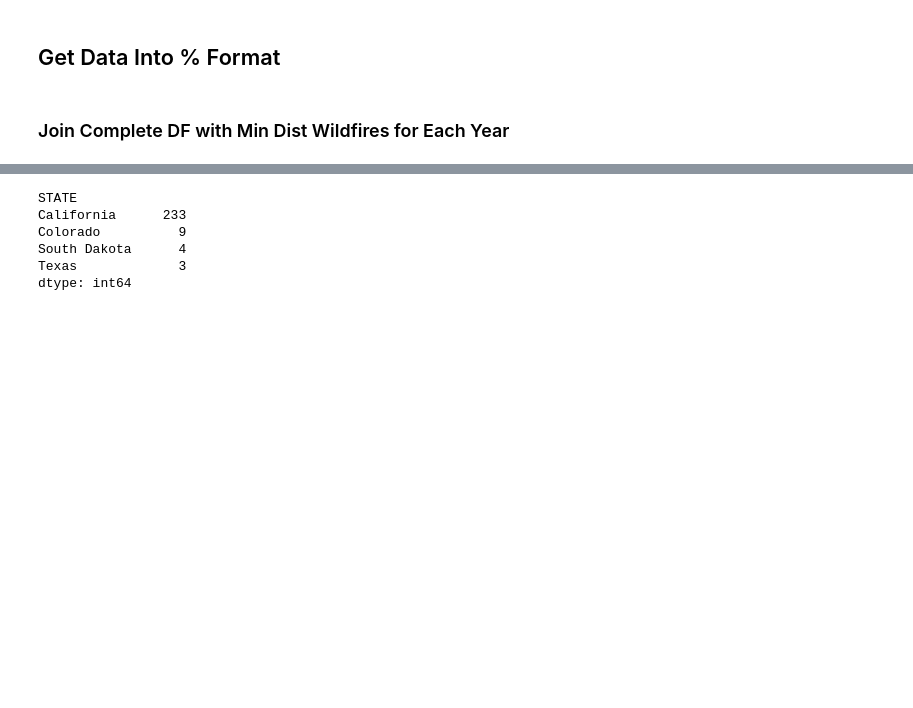
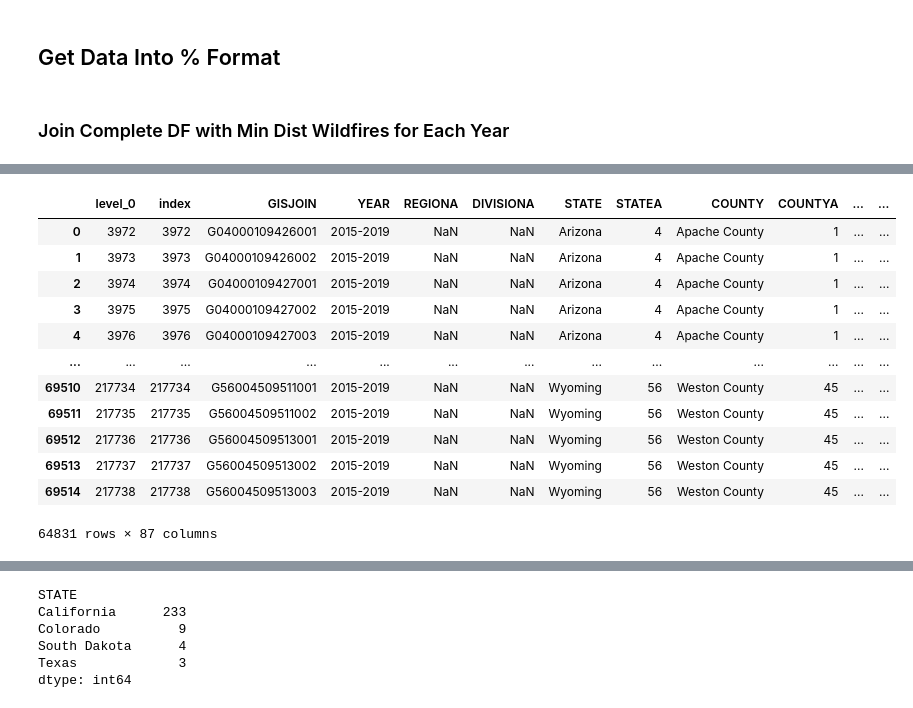
Before and after one commit to sheldonbirkett/econ499, a Jupyter notebook: ECON_499_ACS_IPUMS_NHGIS_GeoMAC.ipynb, the cells around one changed output, grey strips where cells are left out. Drawn from its saved outputs; the diff is of its cells as text; code cells hidden in the pictures; blank space fills up the shorter version.

```diff
--- a/ECON_499_ACS_IPUMS_NHGIS_GeoMAC.ipynb
+++ b/ECON_499_ACS_IPUMS_NHGIS_GeoMAC.ipynb
@@ -458,5 +471,3 @@ def merge_on_dist(ACS, dist):
     for i in range(len(dist)):
         ACS = pd.merge(ACS, dist[i], on="GISJOIN")
     return ACS
-# %%
-ACS5_2005_2019_WEST = ACS5_2005_2019[(ACS5_2005_2019["STATE"] == "Arizona") | (ACS5_2005_2019["STATE"] == "California")|(ACS5_2005_2019["STATE"] == "Colorado") | (ACS5_2005_2019["STATE"] == "Idaho")|(ACS5_2005_2019["STATE"] == "Nebraska")| (ACS5_2005_2019["STATE"] == "New Mexico")|(ACS5_2005_2019["STATE"] == "Oklahoma")| (ACS5_2005_2019["STATE"] == "Oregon")|(ACS5_2005_2019["STATE"] == "South Dakota")|(ACS5_2005_2019["STATE"] == "Texas")|(ACS5_2005_2019["STATE"] == "Kansas")| (ACS5_2005_2019["STATE"] == "Wyoming")|(ACS5_2005_2019["STATE"] == "Montana")|(ACS5_2005_2019["STATE"] == "North Dakota")|(ACS5_2005_2019["STATE"] == "Utah")|(ACS5_2005_2019["STATE"] == "Nevada")| (ACS5_2005_2019["STATE"] == "Washington")]
@@ -478,0 +561,22 @@ ACS5_2005_2019_WESTd = merge_on_dist(ACS5_2005_2019_WEST, dist) #merging min wil
+# %%
+ACS5_2005_2019_WEST = ACS5_2005_2019_WEST.reset_index()
+missing = ACS5_2005_2019_WEST[(ACS5_2005_2019_WEST["INTPTLAT"].isnull()) | (ACS5_2005_2019_WEST["Median value (dollars)"].isnull())]
+missing = missing.index.tolist()
+ACS5_2005_2009_non_missing_bg = ACS5_2005_2019_WEST.copy()
+ACS5_2005_2009_non_missing_bg2 = ACS5_2005_2009_non_missing_bg.drop(index=missing)
+# %%
+ACS5_2005_2009_non_missing_bg2[ACS5_2005_2009_non_missing_bg2["YEAR"]=="2015-2019"]
+# %% [output]
+|  | level_0 | index | GISJOIN | YEAR | REGIONA | DIVISIONA | STATE | STATEA | COUNTY | COUNTYA | ... | ... |
+| 0 | 3972 | 3972 | G04000109426001 | 2015-2019 | NaN | NaN | Arizona | 4 | Apache County | 1 | ... | ... |
+| 1 | 3973 | 3973 | G04000109426002 | 2015-2019 | NaN | NaN | Arizona | 4 | Apache County | 1 | ... | ... |
+| 2 | 3974 | 3974 | G04000109427001 | 2015-2019 | NaN | NaN | Arizona | 4 | Apache County | 1 | ... | ... |
+| 3 | 3975 | 3975 | G04000109427002 | 2015-2019 | NaN | NaN | Arizona | 4 | Apache County | 1 | ... | ... |
+| 4 | 3976 | 3976 | G04000109427003 | 2015-2019 | NaN | NaN | Arizona | 4 | Apache County | 1 | ... | ... |
+| ... | ... | ... | ... | ... | ... | ... | ... | ... | ... | ... | ... | ... |
+| 69510 | 217734 | 217734 | G56004509511001 | 2015-2019 | NaN | NaN | Wyoming | 56 | Weston County | 45 | ... | ... |
+| 69511 | 217735 | 217735 | G56004509511002 | 2015-2019 | NaN | NaN | Wyoming | 56 | Weston County | 45 | ... | ... |
+| 69512 | 217736 | 217736 | G56004509513001 | 2015-2019 | NaN | NaN | Wyoming | 56 | Weston County | 45 | ... | ... |
+| 69513 | 217737 | 217737 | G56004509513002 | 2015-2019 | NaN | NaN | Wyoming | 56 | Weston County | 45 | ... | ... |
+| 69514 | 217738 | 217738 | G56004509513003 | 2015-2019 | NaN | NaN | Wyoming | 56 | Weston County | 45 | ... | ... |
+64831 rows × 87 columns
```
Also changed, not shown: parts of 37 cells of this notebook.
